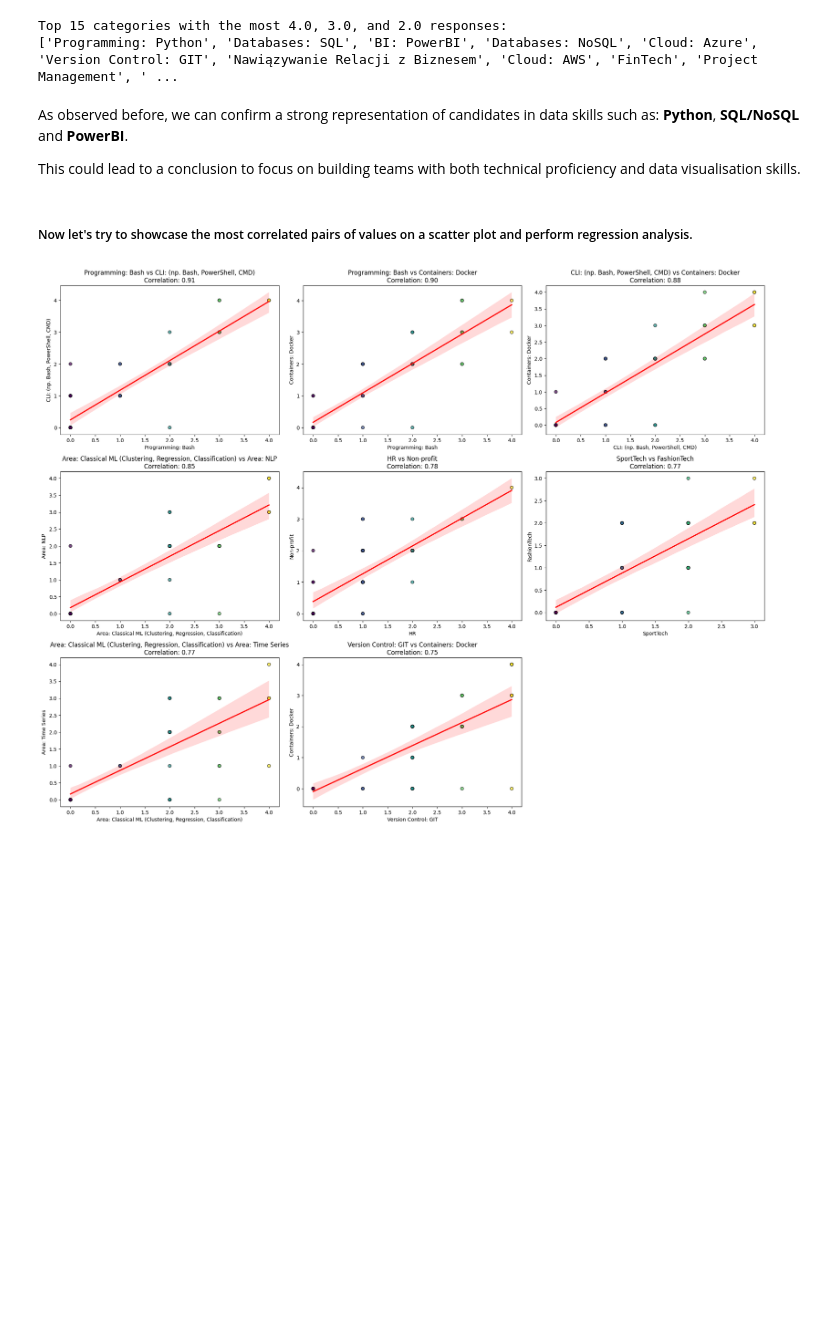
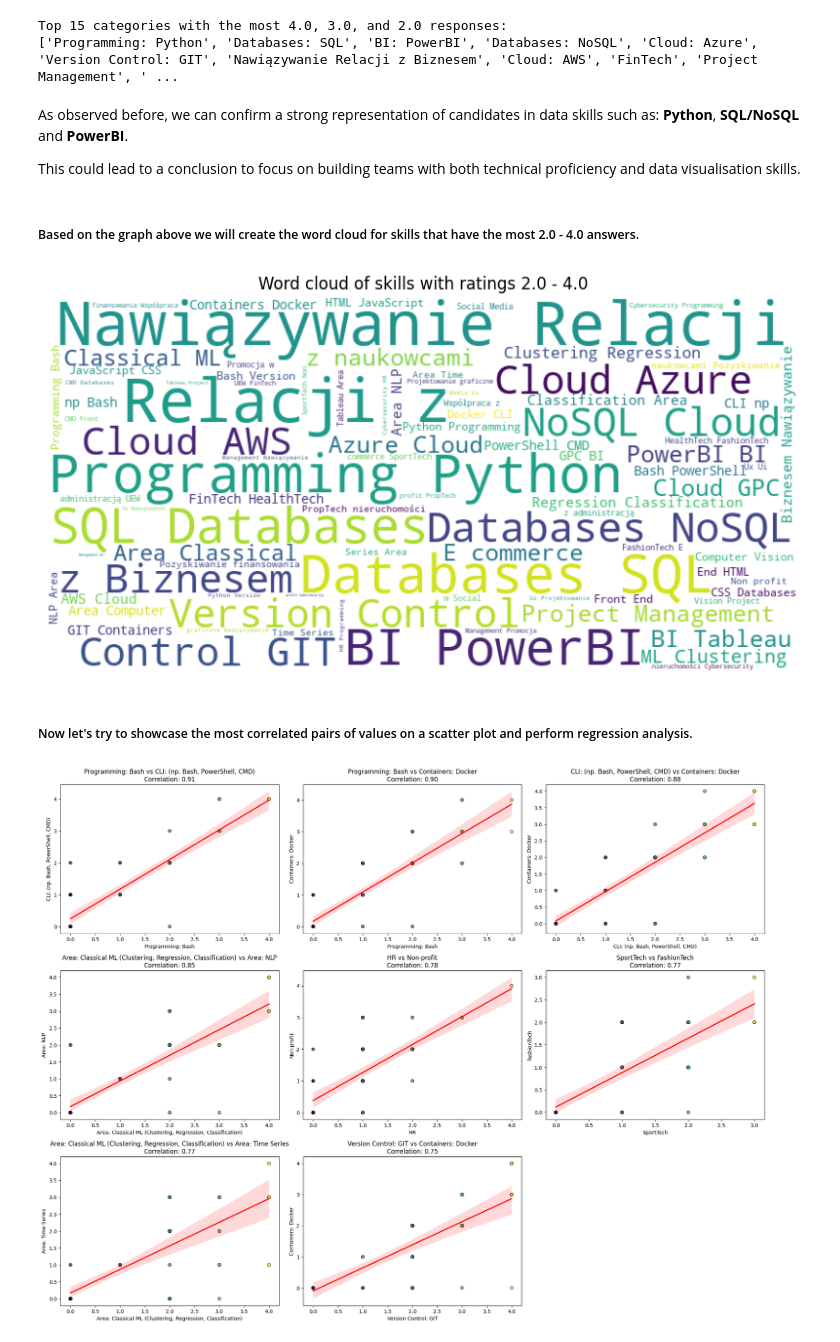
Before and after one commit to cropsini2137/HR-Data-Analytics, a Jupyter notebook: notebooks/03_Advanced_EDA.ipynb, the cells around one changed output. Saved outputs shown, nothing was run; the diff lists cells and outputs as text; code cells hidden in the pictures; blank space fills up the shorter version.

```diff
--- a/notebooks/03_Advanced_EDA.ipynb
+++ b/notebooks/03_Advanced_EDA.ipynb
@@ -410,6 +410,35 @@ Top 15 categories with the most 4.0, 3.0, and 2.0 responses:
 As observed before, we can confirm a strong representation of candidates in data skills such as: **Python**, **SQL/NoSQL** and **PowerBI**.
 
 This could lead to a conclusion to focus on building teams with both technical proficiency and data visualisation skills.
+# %% [markdown]
+##### Based on the graph above we will create the word cloud for skills that have the most 2.0 - 4.0 answers.
+# %%
+# Import the WordCloud module
+from wordcloud import WordCloud
+
+# Ensure the dataset is loaded correctly
+data = pd.read_csv(r'C:\Users\rejen\OneDrive\Documents\GitHub\ProjektAnalitiks\data\03_Processed\cleaned_data.csv')
+
+# Filter the data to include only columns with ratings of 2.0, 3.0, and 4.0 for all categories
+filtered_data_all = data[(data == 2.0) | (data == 3.0) | (data == 4.0)]
+
+# Flatten the dataframe and remove NaN values
+skill_counts_all = filtered_data_all.stack().dropna()
+
+# Convert the MultiIndex to a simple list of skill names
+skill_names_all = skill_counts_all.index.get_level_values(1).tolist()
+
+# Create a word cloud with all skills
+wordcloud_all = WordCloud(width=800, height=400, background_color='white', max_words=200).generate(' '.join(skill_names_all))
+
+# Display the word cloud
+plt.figure(figsize=(10, 5))
+plt.imshow(wordcloud_all, interpolation='bilinear')
+plt.axis('off')
+plt.title('Word cloud of skills with ratings 2.0 - 4.0')
+plt.show()
+# %% [output]
+[figure, added]
 # %% [markdown]
 ##### Now let's try to showcase the most correlated pairs of values on a scatter plot and perform regression analysis.
 # %%
```
Also changed, not shown: parts of 1 cell of this notebook, 1 other file.
